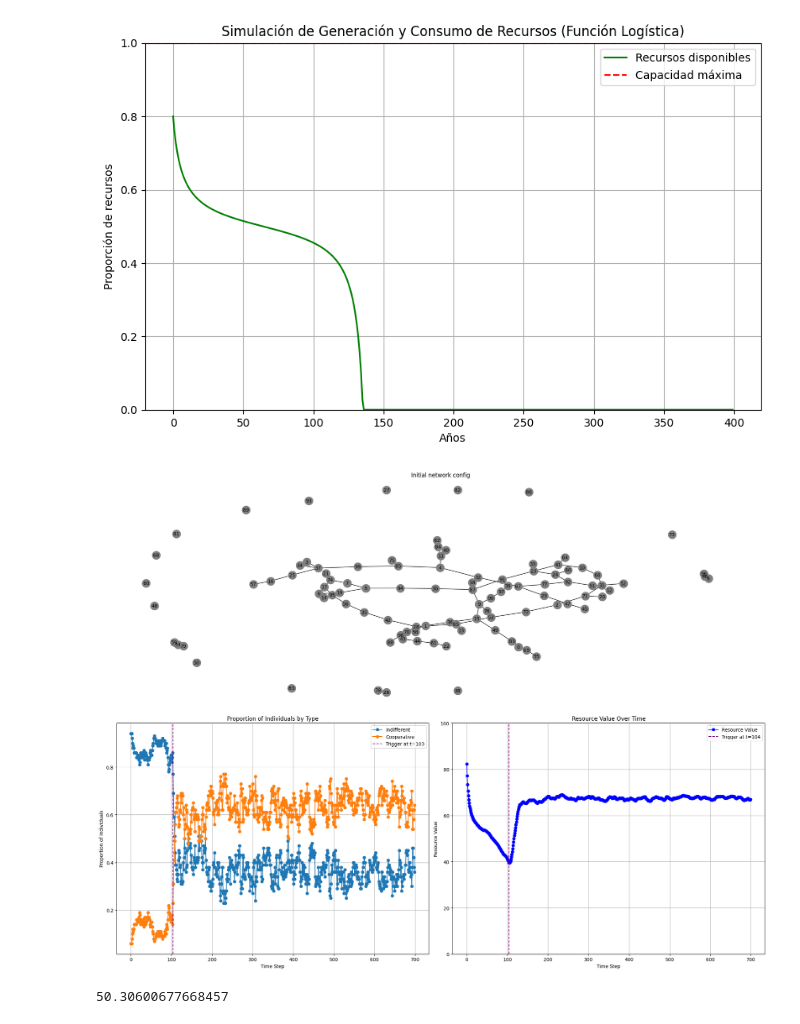
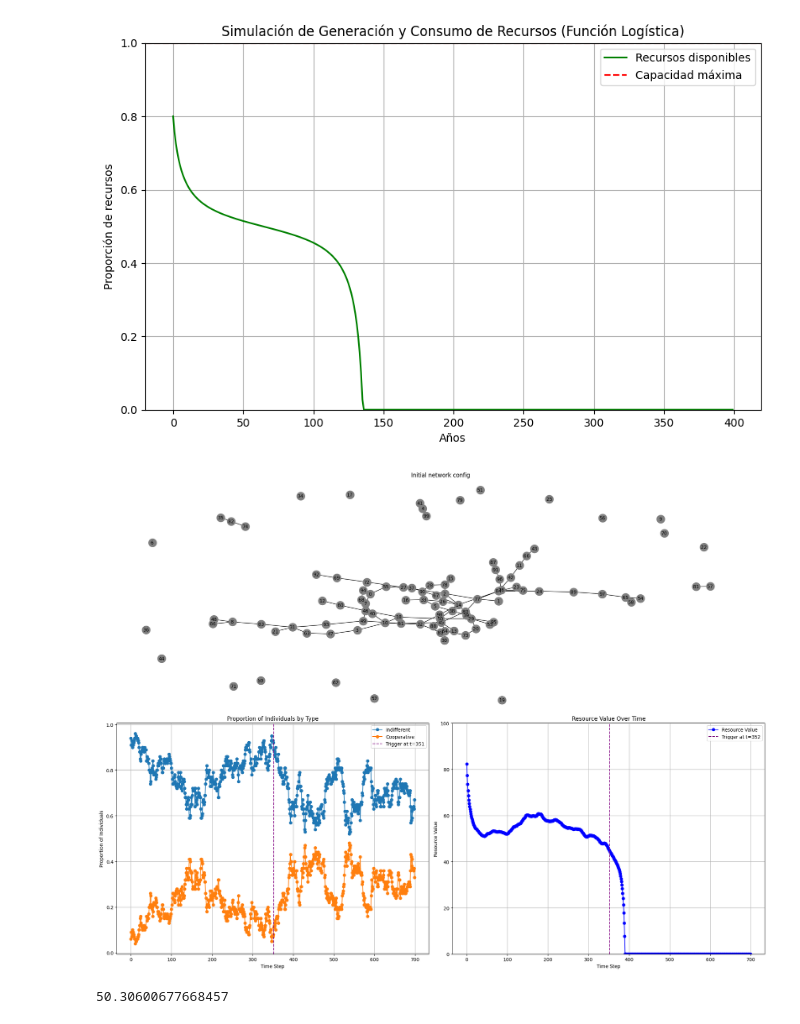
Before and after one commit to santineiraher/Tragedy_commons, a Jupyter notebook: Notebooks/Play_with_V0_NR.ipynb, the cells around one changed output. Saved outputs shown, nothing was run; the diff lists cells and outputs as text; code cells hidden in the pictures.

```diff
--- a/Notebooks/Play_with_V0_NR.ipynb
+++ b/Notebooks/Play_with_V0_NR.ipynb
@@ -70,8 +70,8 @@ replenishment_proportion = 0.46  # 46% of the remaining resource is replenished
 consumption_rates = {'Indifferent': 12, 'Cooperative': 9}  # Consumption rates for each type
 
 # Critical resource parameters
-critical_value = 40 # If the resource drops below this value, extra cooperation probability is triggered
-rho = 0.1  # Extra cooperation probability when the critical resource threshold is crossed
+critical_value = 45 # If the resource drops below this value, extra cooperation probability is triggered
+rho = 0.01  # Extra cooperation probability when the critical resource threshold is crossed
 
 # Example: Erdos-Renyi graph
 graph = nx.erdos_renyi_graph(num_individuals, 0.02)
@@ -123,34 +123,34 @@ ax2.set_ylabel('Resource Value')
 ax2.set_title('Resource Value Over Time')
 ax2.axhline(100, color = 'r')
 ax2.set_ylim(0, 100)
 ax2.legend()
 ax2.grid(True)
 
 # Adjust layout and show the figure
 plt.tight_layout()
 
 #save the figure
 
 # Define the file name structure based on the parameters
 file_name = (
     f'sim_ErdosRenyi_p_coop_{p_cooperative}_beta_{beta}_mu_{mu}_T_{T}_'
     f'resource_{initial_resource}_replenishment_{replenishment_proportion}_'
     f'critical_{critical_value}_rho_{rho}.png'
 )
 
 # Replace any special characters or spaces with underscores to ensure compatibility
 file_name = file_name.replace(".", "_")
 
 # Define the full path where the file will be saved
 PATH_TO_SAVE = "../Output/Images/V0_NR/"
 
 # Save the figure using the structured file name
 #plt.savefig(os.path.join(PATH_TO_SAVE, file_name))
 
 # Show the figure
 plt.show()
 # %% [output]
-[figure, old version]
+[figure, new version]
 # %%
 resource_history[-1]
 # %% [output]
```
Also changed, not shown: 2 other files.
